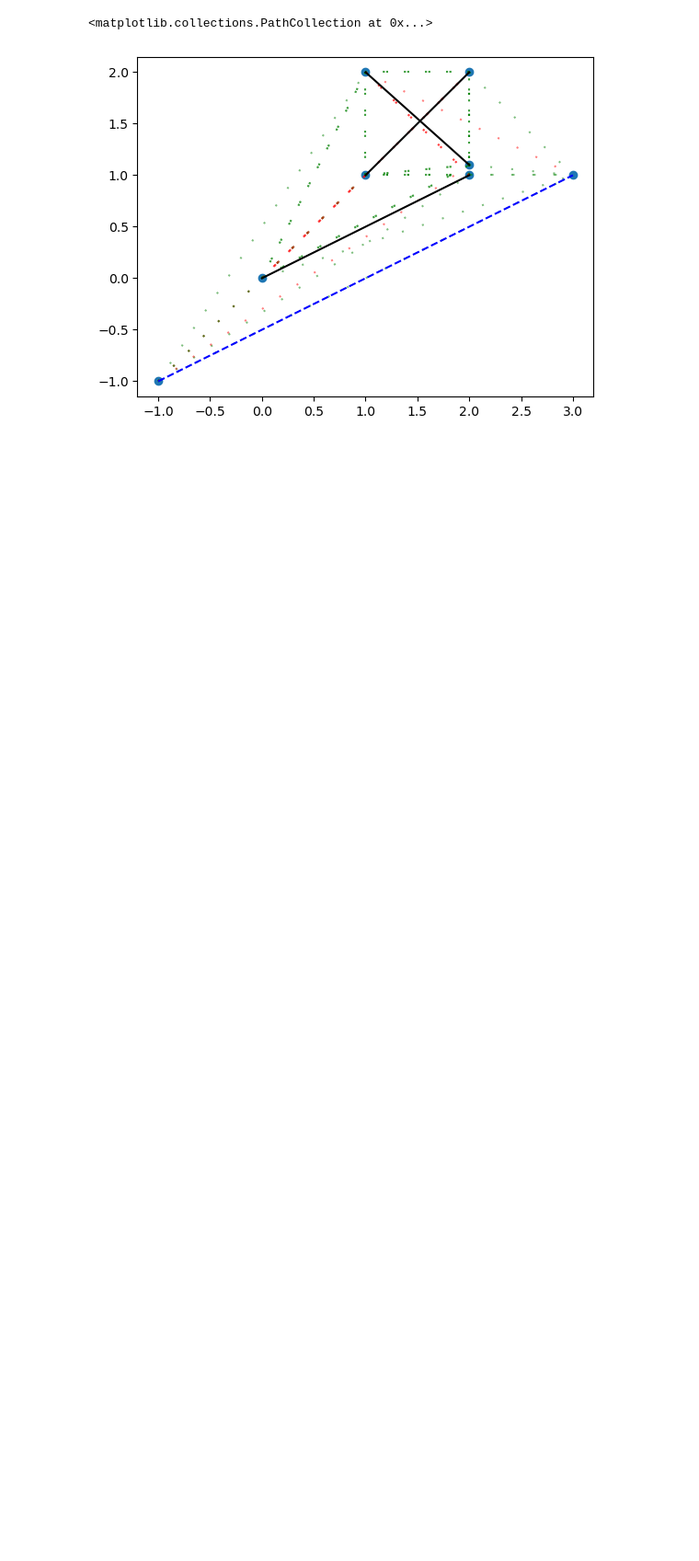
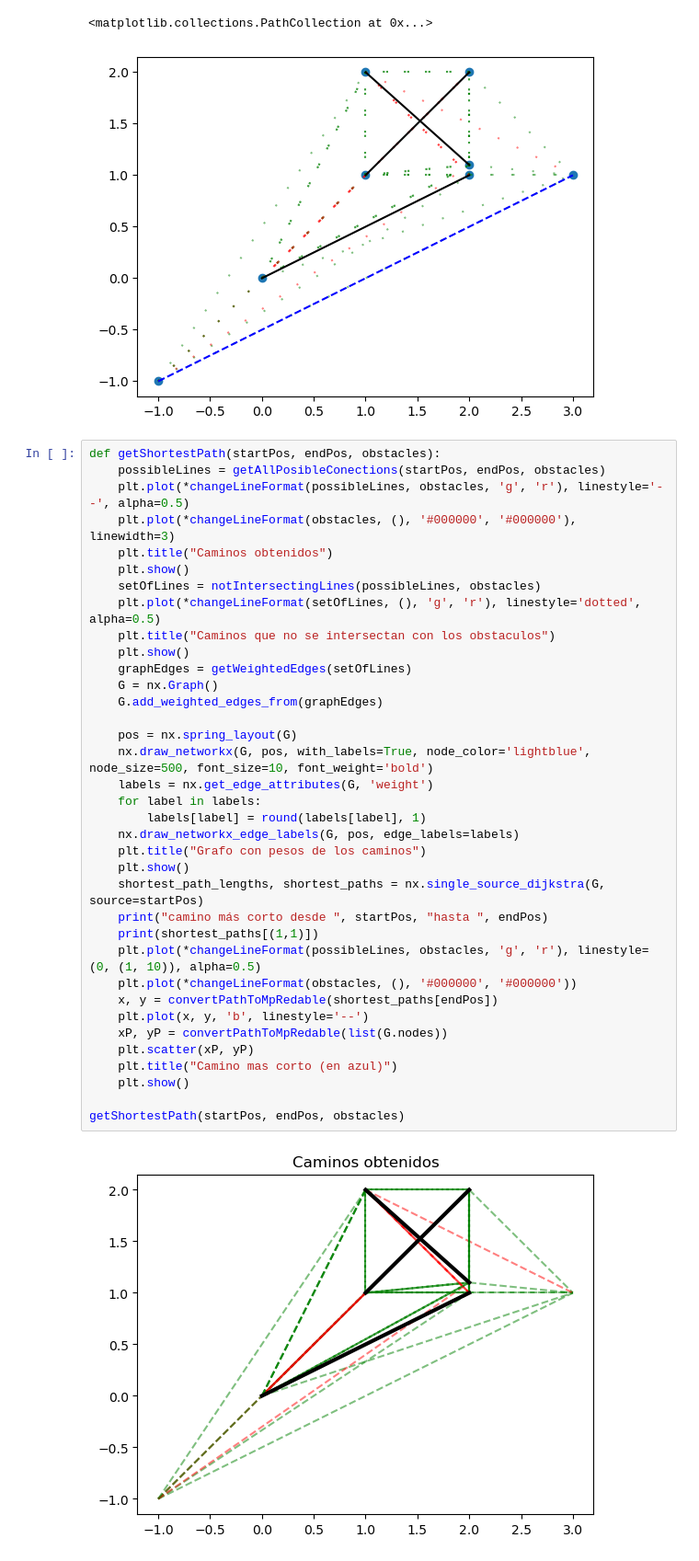
Before and after one commit to Deumek/camino-mas-corto-por-obstaculos, a Jupyter notebook: Caminos.ipynb, the cells around one changed output. Shown: that part at 92% size. Saved outputs shown, nothing was run; the diff lists cells and outputs as text; blank space fills up the shorter version.

```diff
--- a/Caminos.ipynb
+++ b/Caminos.ipynb
@@ -185,3 +184,41 @@ plt.scatter(xP, yP)
 # %% [output]
 <matplotlib.collections.PathCollection at 0x...>
 [figure]
+# %%
+def getShortestPath(startPos, endPos, obstacles):
+    possibleLines = getAllPosibleConections(startPos, endPos, obstacles)
+    plt.plot(*changeLineFormat(possibleLines, obstacles, 'g', 'r'), linestyle='--', alpha=0.5)
+    plt.plot(*changeLineFormat(obstacles, (), '#000000', '#000000'), linewidth=3)
+    plt.title("Caminos obtenidos")
+    plt.show()
+    setOfLines = notIntersectingLines(possibleLines, obstacles)
+    plt.plot(*changeLineFormat(setOfLines, (), 'g', 'r'), linestyle='dotted', alpha=0.5)
+    plt.title("Caminos que no se intersectan con los obstaculos")
+    plt.show()
+    graphEdges = getWeightedEdges(setOfLines)
+    G = nx.Graph()
+    G.add_weighted_edges_from(graphEdges)
+
+    pos = nx.spring_layout(G)
+    nx.draw_networkx(G, pos, with_labels=True, node_color='lightblue', node_size=500, font_size=10, font_weight='bold')
+    labels = nx.get_edge_attributes(G, 'weight')
+    for label in labels:
+        labels[label] = round(labels[label], 1)
+    nx.draw_networkx_edge_labels(G, pos, edge_labels=labels)
+    plt.title("Grafo con pesos de los caminos")
+    plt.show()
+    shortest_path_lengths, shortest_paths = nx.single_source_dijkstra(G, source=startPos)
+    print("camino más corto desde ", startPos, "hasta ", endPos)
+    print(shortest_paths[(1,1)])
+    plt.plot(*changeLineFormat(possibleLines, obstacles, 'g', 'r'), linestyle=(0, (1, 10)), alpha=0.5)
+    plt.plot(*changeLineFormat(obstacles, (), '#000000', '#000000'))
+    x, y = convertPathToMpRedable(shortest_paths[endPos])
+    plt.plot(x, y, 'b', linestyle='--')
+    xP, yP = convertPathToMpRedable(list(G.nodes))
+    plt.scatter(xP, yP)
+    plt.title("Camino mas corto (en azul)")
+    plt.show()
+
+getShortestPath(startPos, endPos, obstacles)
+# %% [output]
+[figure, added]
```
Also changed, not shown: parts of 2 cells of this notebook.
